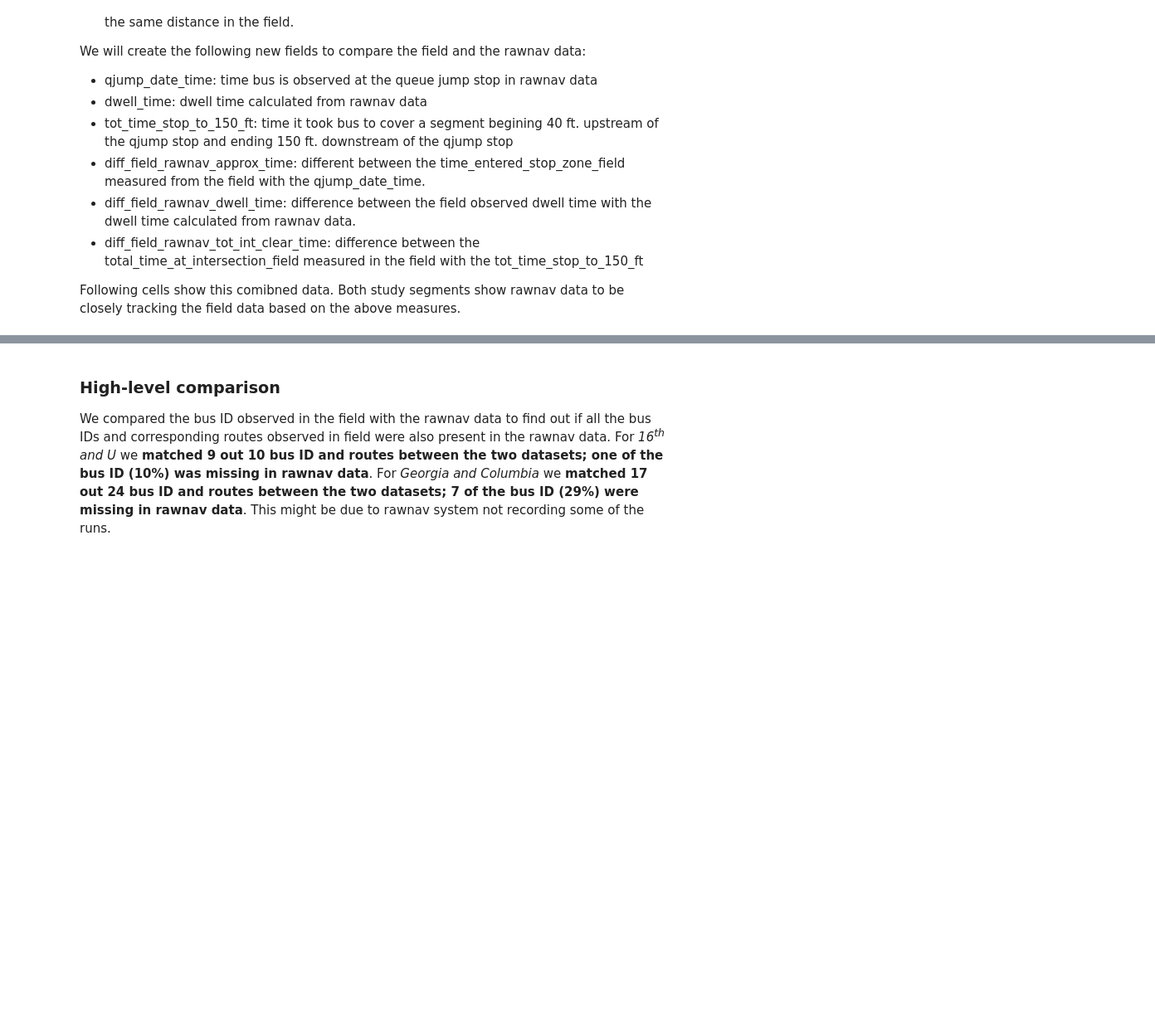
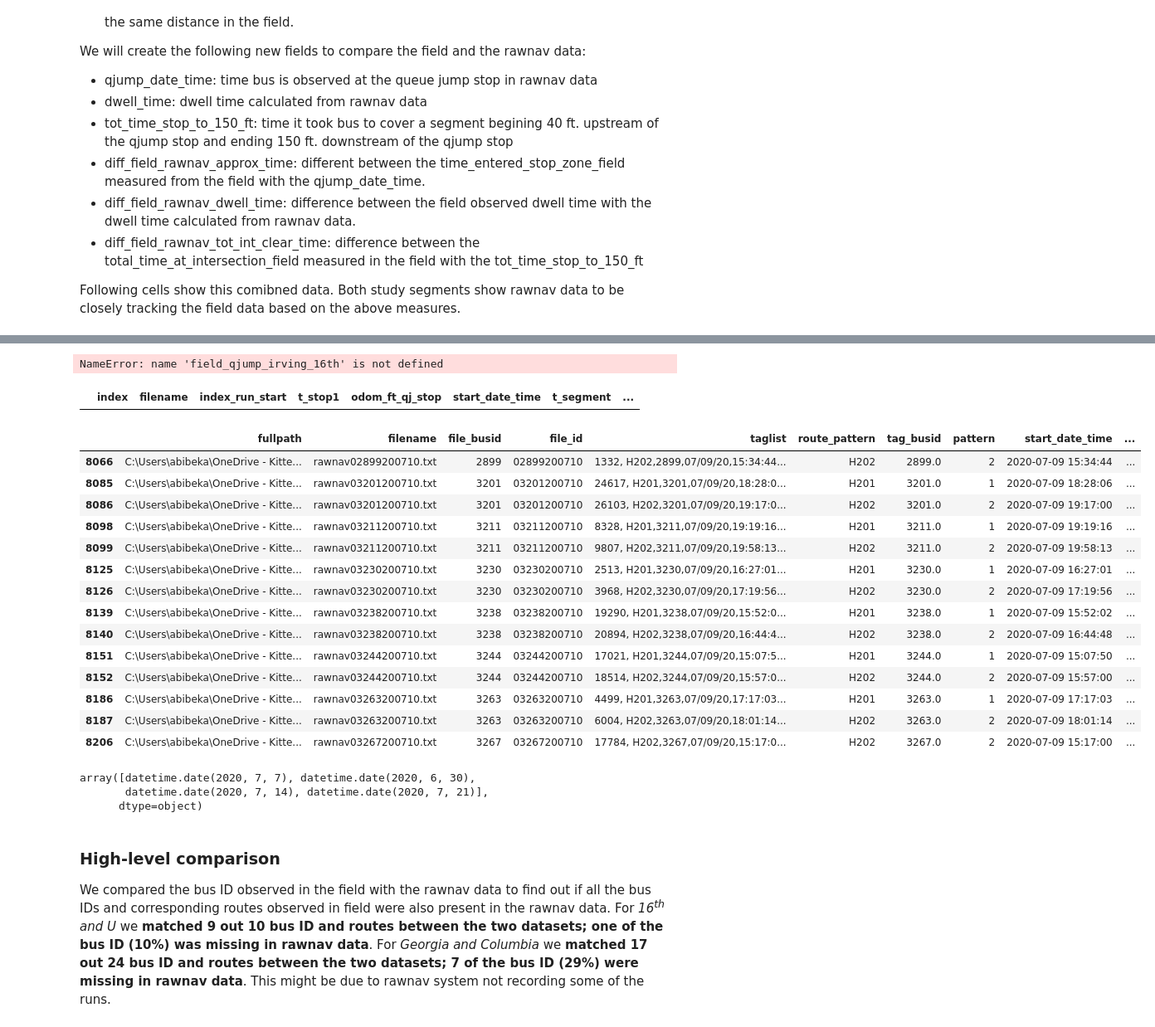
Before and after one commit to wmata-plan/WMATA_AVL, a Jupyter notebook: analysis/exploratory/03_Compare_rawnav_to_field_data.ipynb, the cells around one changed output, grey strips where cells are left out. Shown at 83% size. Saved outputs shown, nothing was run; the diff lists cells and outputs as text; code cells hidden in the pictures; blank space fills up the shorter version.

```diff
--- a/analysis/exploratory/03_Compare_rawnav_to_field_data.ipynb
+++ b/analysis/exploratory/03_Compare_rawnav_to_field_data.ipynb
@@ -294,0 +282,19 @@ field_rawnav_qjump_georgia_columbia.iloc[:,0:16]
+# %%
+field_dates = field_qjump_irving_16th.date_obs_field.dt.date.unique()
+field_date = field_dates[1]
+field_qjump_irving_16th_list = []
+for field_date in field_dates:
+    field_qjump_irving_16th_list.append(
+        combine_field_rawnav_dat(
+            field_df =field_qjump_irving_16th,
+            rawnav_stop_area_df =rawnav_tt_decomp,
+            rawnav_summary_df =rawnav_summary,
+            segment_nm = "irving_fifteenth_sixteenth",
+            field_obs_time = ('15:50', '18:10'),
+            field_obs_date =field_date
+        )
+    )
+if (type(field_qjump_irving_16th_list[0])==type(None))& (type(field_qjump_irving_16th_list[1])==type(None)):
+    print("No rawnav file found")
+# %% [output]
+NameError: name 'field_qjump_irving_16th' is not defined
@@ -295,3 +305,32 @@ field_rawnav_qjump_georgia_columbia.iloc[:,0:16]
+# %%
+check.loc[lambda x: (x.start_date_time.dt.date==datetime.date(2020, 7, 16))& (x.start_date_time.dt.hour>=15) & (x.start_date_time.dt.hour<=19)& (x.route=="H2")]
+# %% [output]
+|  | index | filename | index_run_start | t_stop1 | odom_ft_qj_stop | start_date_time | t_segment | ... |
+# %%
+rawnav_summary.loc[lambda x: (x.start_date_time.dt.date==datetime.date(2020, 7, 9))& (x.start_date_time.dt.hour>=15) & (x.start_date_time.dt.hour<=19)& (x.route=="H2")]
+# %% [output]
+|  | fullpath | filename | file_busid | file_id | taglist | route_pattern | tag_busid | pattern | start_date_time | ... |
+| 8066 | C:\Users\abibeka\OneDrive - Kitte... | rawnav02899200710.txt | 2899 | 02899200710 | 1332, H202,2899,07/09/20,15:34:44... | H202 | 2899.0 | 2 | 2020-07-09 15:34:44 | ... |
+| 8085 | C:\Users\abibeka\OneDrive - Kitte... | rawnav03201200710.txt | 3201 | 03201200710 | 24617, H201,3201,07/09/20,18:28:0... | H201 | 3201.0 | 1 | 2020-07-09 18:28:06 | ... |
+| 8086 | C:\Users\abibeka\OneDrive - Kitte... | rawnav03201200710.txt | 3201 | 03201200710 | 26103, H202,3201,07/09/20,19:17:0... | H202 | 3201.0 | 2 | 2020-07-09 19:17:00 | ... |
+| 8098 | C:\Users\abibeka\OneDrive - Kitte... | rawnav03211200710.txt | 3211 | 03211200710 | 8328, H201,3211,07/09/20,19:19:16... | H201 | 3211.0 | 1 | 2020-07-09 19:19:16 | ... |
+| 8099 | C:\Users\abibeka\OneDrive - Kitte... | rawnav03211200710.txt | 3211 | 03211200710 | 9807, H202,3211,07/09/20,19:58:13... | H202 | 3211.0 | 2 | 2020-07-09 19:58:13 | ... |
+| 8125 | C:\Users\abibeka\OneDrive - Kitte... | rawnav03230200710.txt | 3230 | 03230200710 | 2513, H201,3230,07/09/20,16:27:01... | H201 | 3230.0 | 1 | 2020-07-09 16:27:01 | ... |
+| 8126 | C:\Users\abibeka\OneDrive - Kitte... | rawnav03230200710.txt | 3230 | 03230200710 | 3968, H202,3230,07/09/20,17:19:56... | H202 | 3230.0 | 2 | 2020-07-09 17:19:56 | ... |
+| 8139 | C:\Users\abibeka\OneDrive - Kitte... | rawnav03238200710.txt | 3238 | 03238200710 | 19290, H201,3238,07/09/20,15:52:0... | H201 | 3238.0 | 1 | 2020-07-09 15:52:02 | ... |
+| 8140 | C:\Users\abibeka\OneDrive - Kitte... | rawnav03238200710.txt | 3238 | 03238200710 | 20894, H202,3238,07/09/20,16:44:4... | H202 | 3238.0 | 2 | 2020-07-09 16:44:48 | ... |
+| 8151 | C:\Users\abibeka\OneDrive - Kitte... | rawnav03244200710.txt | 3244 | 03244200710 | 17021, H201,3244,07/09/20,15:07:5... | H201 | 3244.0 | 1 | 2020-07-09 15:07:50 | ... |
+| 8152 | C:\Users\abibeka\OneDrive - Kitte... | rawnav03244200710.txt | 3244 | 03244200710 | 18514, H202,3244,07/09/20,15:57:0... | H202 | 3244.0 | 2 | 2020-07-09 15:57:00 | ... |
+| 8186 | C:\Users\abibeka\OneDrive - Kitte... | rawnav03263200710.txt | 3263 | 03263200710 | 4499, H201,3263,07/09/20,17:17:03... | H201 | 3263.0 | 1 | 2020-07-09 17:17:03 | ... |
+| 8187 | C:\Users\abibeka\OneDrive - Kitte... | rawnav03263200710.txt | 3263 | 03263200710 | 6004, H202,3263,07/09/20,18:01:14... | H202 | 3263.0 | 2 | 2020-07-09 18:01:14 | ... |
+| 8206 | C:\Users\abibeka\OneDrive - Kitte... | rawnav03267200710.txt | 3267 | 03267200710 | 17784, H202,3267,07/09/20,15:17:0... | H202 | 3267.0 | 2 | 2020-07-09 15:17:00 | ... |
+# %%
+start_date_time_irving_16th = rawnav_tt_decomp.loc[lambda x: x.seg_name_id=="irving_fifteenth_sixteenth"].start_date_time
+pd.to_datetime(start_date_time_irving_16th).dt.date.unique()
+# %% [output]
+array([datetime.date(2020, 7, 7), datetime.date(2020, 6, 30),
+       datetime.date(2020, 7, 14), datetime.date(2020, 7, 21)],
+      dtype=object)
 # %% [markdown]
 ### High-level comparison
 
```
Also changed, not shown: parts of 28 cells of this notebook, 4 other files.
